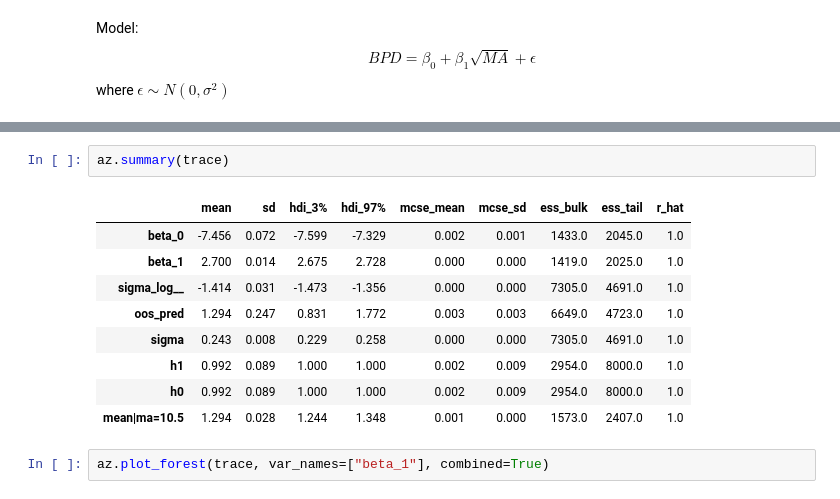
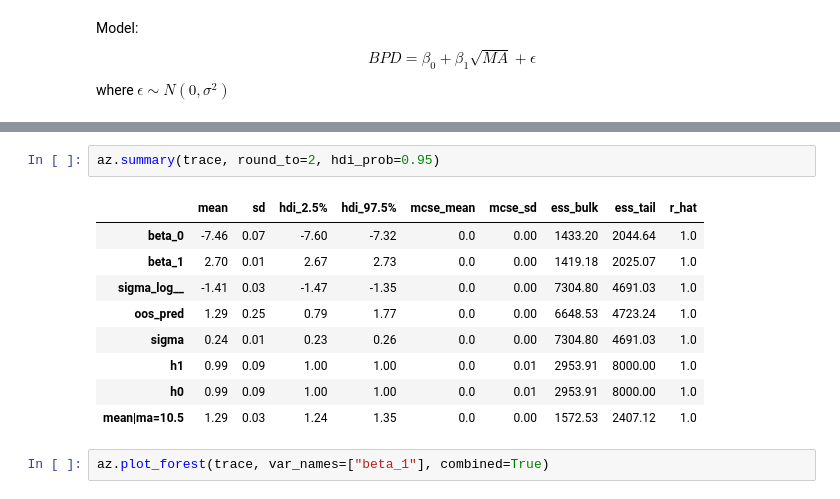
Before and after one commit to nweerasuriya/omscs, a Jupyter notebook: ISYE6420/unit_7/homework_5.ipynb, the cells around one changed output, grey strips where cells are left out. Drawn from its saved outputs; the diff is of its cells as text.

```diff
--- a/ISYE6420/unit_7/homework_5.ipynb
+++ b/ISYE6420/unit_7/homework_5.ipynb
@@ -88,17 +88,17 @@ support
   warnings.warn('install "ipywidgets" for Jupyter support')
 [interactive output not drawn]
 # %%
-az.summary(trace)
+az.summary(trace, round_to=2, hdi_prob=0.95)
 # %% [output]
-|  | mean | sd | hdi_3% | hdi_97% | mcse_mean | mcse_sd | ess_bulk | ess_tail | r_hat |
-| beta_0 | -7.456 | 0.072 | -7.599 | -7.329 | 0.002 | 0.001 | 1433.0 | 2045.0 | 1.0 |
-| beta_1 | 2.700 | 0.014 | 2.675 | 2.728 | 0.000 | 0.000 | 1419.0 | 2025.0 | 1.0 |
-| sigma_log__ | -1.414 | 0.031 | -1.473 | -1.356 | 0.000 | 0.000 | 7305.0 | 4691.0 | 1.0 |
-| oos_pred | 1.294 | 0.247 | 0.831 | 1.772 | 0.003 | 0.003 | 6649.0 | 4723.0 | 1.0 |
-| sigma | 0.243 | 0.008 | 0.229 | 0.258 | 0.000 | 0.000 | 7305.0 | 4691.0 | 1.0 |
-| h1 | 0.992 | 0.089 | 1.000 | 1.000 | 0.002 | 0.009 | 2954.0 | 8000.0 | 1.0 |
-| h0 | 0.992 | 0.089 | 1.000 | 1.000 | 0.002 | 0.009 | 2954.0 | 8000.0 | 1.0 |
-| mean|ma=10.5 | 1.294 | 0.028 | 1.244 | 1.348 | 0.001 | 0.000 | 1573.0 | 2407.0 | 1.0 |
+|  | mean | sd | hdi_2.5% | hdi_97.5% | mcse_mean | mcse_sd | ess_bulk | ess_tail | r_hat |
+| beta_0 | -7.46 | 0.07 | -7.60 | -7.32 | 0.0 | 0.00 | 1433.20 | 2044.64 | 1.0 |
+| beta_1 | 2.70 | 0.01 | 2.67 | 2.73 | 0.0 | 0.00 | 1419.18 | 2025.07 | 1.0 |
+| sigma_log__ | -1.41 | 0.03 | -1.47 | -1.35 | 0.0 | 0.00 | 7304.80 | 4691.03 | 1.0 |
+| oos_pred | 1.29 | 0.25 | 0.79 | 1.77 | 0.0 | 0.00 | 6648.53 | 4723.24 | 1.0 |
+| sigma | 0.24 | 0.01 | 0.23 | 0.26 | 0.0 | 0.00 | 7304.80 | 4691.03 | 1.0 |
+| h1 | 0.99 | 0.09 | 1.00 | 1.00 | 0.0 | 0.01 | 2953.91 | 8000.00 | 1.0 |
+| h0 | 0.99 | 0.09 | 1.00 | 1.00 | 0.0 | 0.01 | 2953.91 | 8000.00 | 1.0 |
+| mean|ma=10.5 | 1.29 | 0.03 | 1.24 | 1.35 | 0.0 | 0.00 | 1572.53 | 2407.12 | 1.0 |
 # %%
 az.plot_forest(trace, var_names=["beta_1"], combined=True)
 # %% [output]
```
Also changed, not shown: parts of 8 cells of this notebook.
